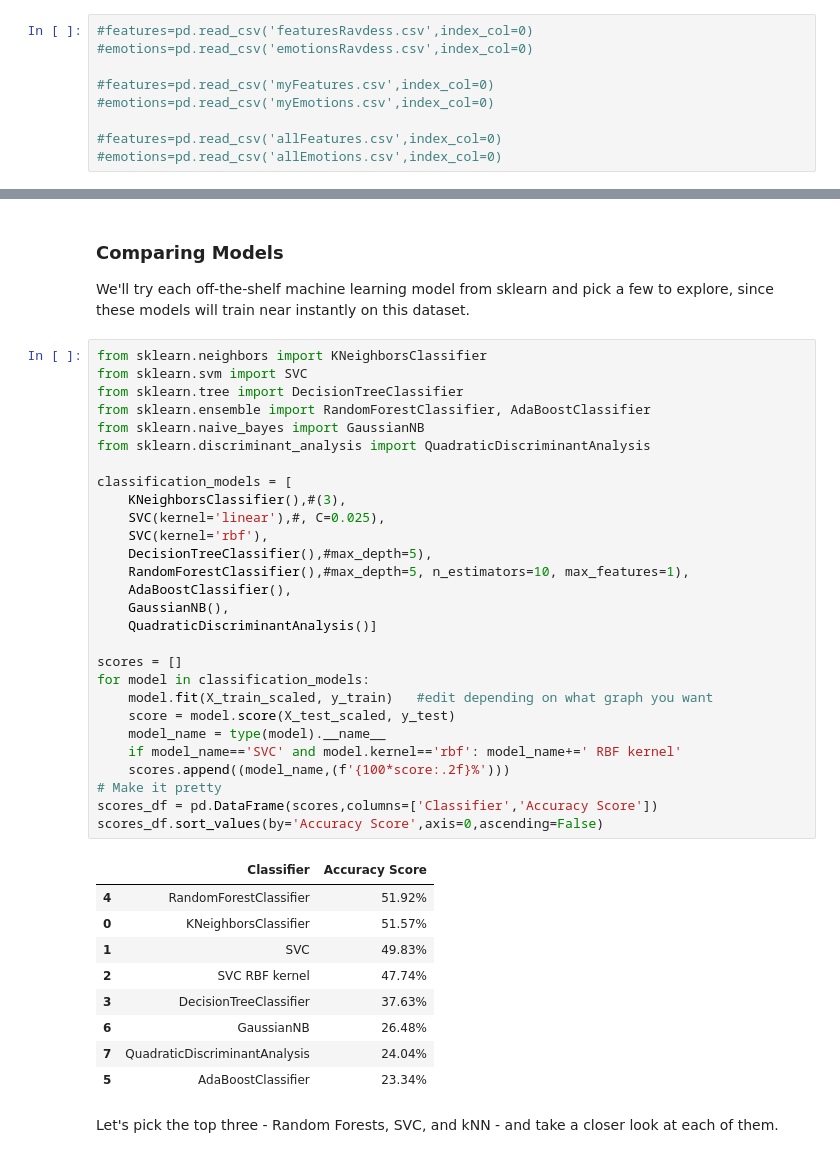
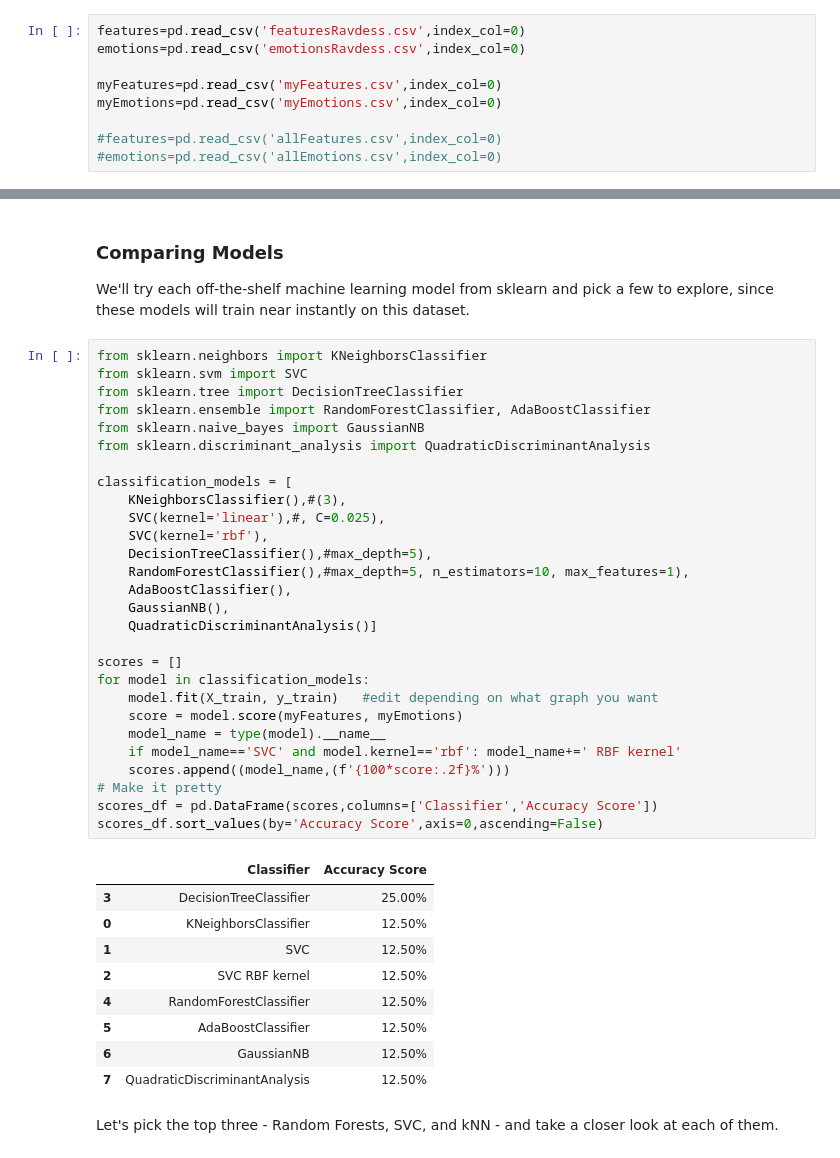
Before and after one commit to ShibaTheDog/Week3-ClassicML, a Jupyter notebook: Week_3_MachineLearning.ipynb, the cells around one changed output, grey strips where cells are left out. Drawn from its saved outputs; the diff is of its cells as text.

```diff
--- a/Week_3_MachineLearning.ipynb
+++ b/Week_3_MachineLearning.ipynb
@@ -250,11 +248,11 @@ Now we will save our features matrix and emotions array in excel file we dont ha
 # %% [markdown]
 Once saved you only need to load them later by running the cell below, and **skip every cell above** except for the one in which we import libraries.
 # %%
-#features=pd.read_csv('featuresRavdess.csv',index_col=0)
-#emotions=pd.read_csv('emotionsRavdess.csv',index_col=0)
+features=pd.read_csv('featuresRavdess.csv',index_col=0)
+emotions=pd.read_csv('emotionsRavdess.csv',index_col=0)
 
-#features=pd.read_csv('myFeatures.csv',index_col=0)
-#emotions=pd.read_csv('myEmotions.csv',index_col=0)
+myFeatures=pd.read_csv('myFeatures.csv',index_col=0)
+myEmotions=pd.read_csv('myEmotions.csv',index_col=0)
 
 #features=pd.read_csv('allFeatures.csv',index_col=0)
 #emotions=pd.read_csv('allEmotions.csv',index_col=0)
@@ -454,41 +448,41 @@ We'll try each off-the-shelf machine learning model from sklearn and pick a few
 # %%
 from sklearn.neighbors import KNeighborsClassifier
 from sklearn.svm import SVC
 from sklearn.tree import DecisionTreeClassifier
 from sklearn.ensemble import RandomForestClassifier, AdaBoostClassifier
 from sklearn.naive_bayes import GaussianNB
 from sklearn.discriminant_analysis import QuadraticDiscriminantAnalysis
 
 classification_models = [
     KNeighborsClassifier(),#(3),
     SVC(kernel='linear'),#, C=0.025),
     SVC(kernel='rbf'),
     DecisionTreeClassifier(),#max_depth=5),
     RandomForestClassifier(),#max_depth=5, n_estimators=10, max_features=1),
     AdaBoostClassifier(),
     GaussianNB(),
     QuadraticDiscriminantAnalysis()]
 
 scores = []
 for model in classification_models:
-    model.fit(X_train_scaled, y_train)   #edit depending on what graph you want
-    score = model.score(X_test_scaled, y_test)
+    model.fit(X_train, y_train)   #edit depending on what graph you want
+    score = model.score(myFeatures, myEmotions)
     model_name = type(model).__name__
     if model_name=='SVC' and model.kernel=='rbf': model_name+=' RBF kernel'
     scores.append((model_name,(f'{100*score:.2f}%')))
 # Make it pretty
 scores_df = pd.DataFrame(scores,columns=['Classifier','Accuracy Score'])
 scores_df.sort_values(by='Accuracy Score',axis=0,ascending=False)
 # %% [output]
 |  | Classifier | Accuracy Score |
-| 4 | RandomForestClassifier | 51.92% |
-| 0 | KNeighborsClassifier | 51.57% |
-| 1 | SVC | 49.83% |
-| 2 | SVC RBF kernel | 47.74% |
-| 3 | DecisionTreeClassifier | 37.63% |
-| 6 | GaussianNB | 26.48% |
-| 7 | QuadraticDiscriminantAnalysis | 24.04% |
-| 5 | AdaBoostClassifier | 23.34% |
+| 3 | DecisionTreeClassifier | 25.00% |
+| 0 | KNeighborsClassifier | 12.50% |
+| 1 | SVC | 12.50% |
+| 2 | SVC RBF kernel | 12.50% |
+| 4 | RandomForestClassifier | 12.50% |
+| 5 | AdaBoostClassifier | 12.50% |
+| 6 | GaussianNB | 12.50% |
+| 7 | QuadraticDiscriminantAnalysis | 12.50% |
 # %% [markdown]
 Let's pick the top three - Random Forests, SVC, and kNN - and take a closer look at each of them.
 # %% [markdown]
```
Also changed, not shown: parts of 6 cells of this notebook.
